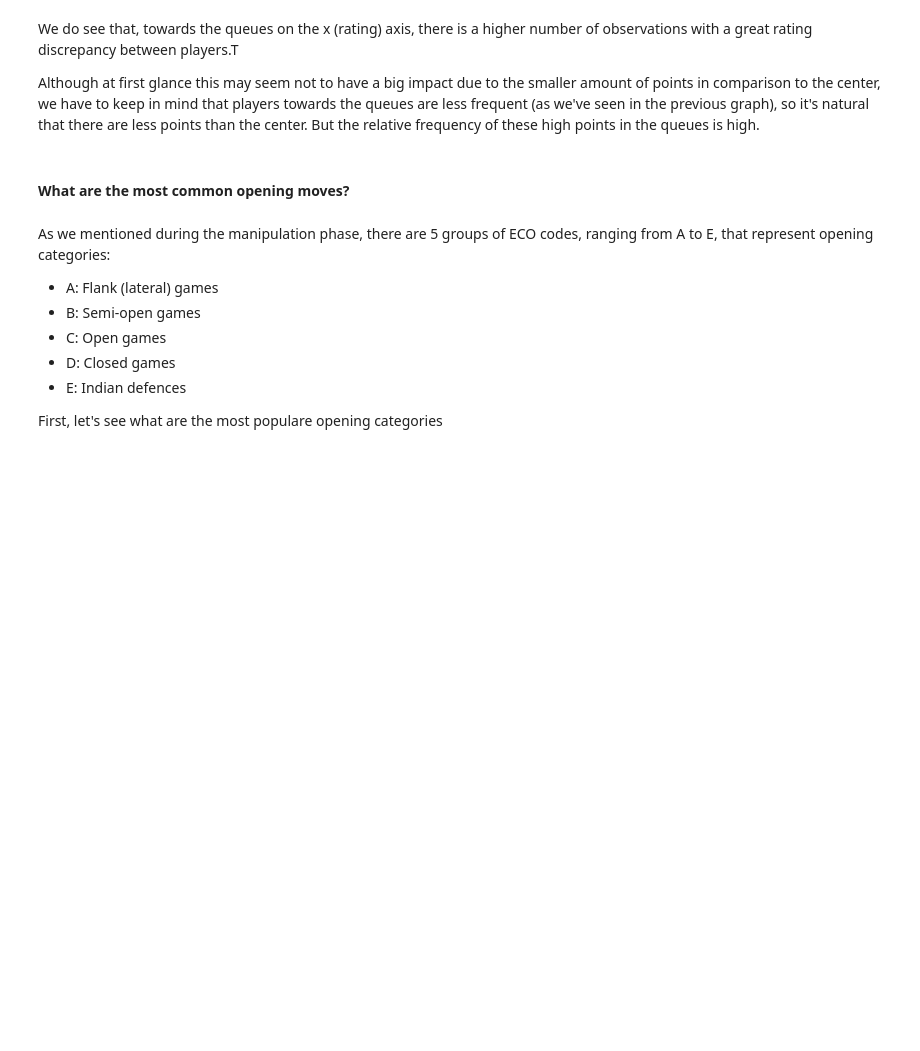
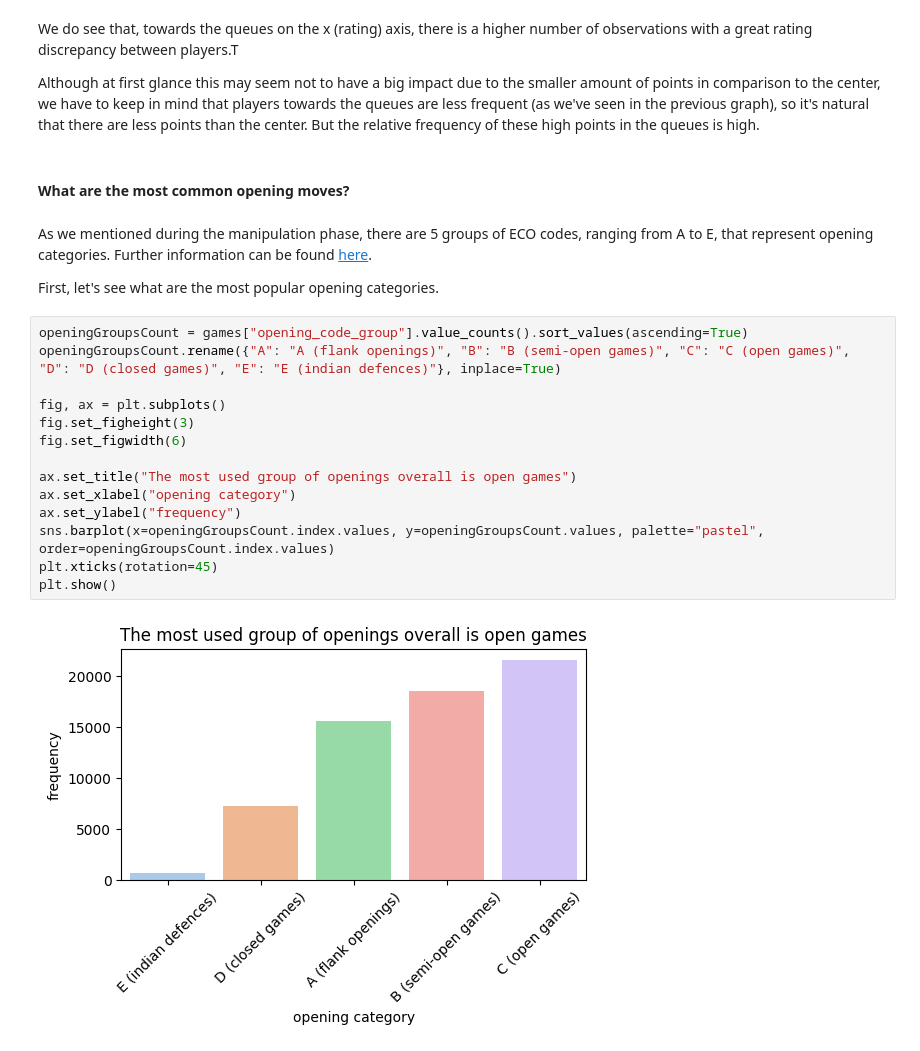
Before and after one commit to lamparelli/chess-data-analysis, a Jupyter notebook: main.ipynb, the cells around one changed output. Saved outputs shown, nothing was run; the diff lists cells and outputs as text; blank space fills up the shorter version.

Commit message:
added graph on opening groups

```diff
--- a/main.ipynb
+++ b/main.ipynb
@@ -1047,11 +1048,22 @@ Although at first glance this may seem not to have a big impact due to the small
 # %% [markdown]
 #### What are the most common opening moves?
 # %% [markdown]
-As we mentioned during the manipulation phase, there are 5 groups of ECO codes, ranging from A to E, that represent opening categories:
-- A: Flank (lateral) games
-- B: Semi-open games
-- C: Open games
-- D: Closed games
-- E: Indian defences
+As we mentioned during the manipulation phase, there are 5 groups of ECO codes, ranging from A to E, that represent opening categories. Further information can be found [here](https://en.wikipedia.org/wiki/Encyclopaedia_of_Chess_Openings).
 
-First, let's see what are the most populare opening categories
+First, let's see what are the most popular opening categories.
+# %%
+openingGroupsCount = games["opening_code_group"].value_counts().sort_values(ascending=True)
+openingGroupsCount.rename({"A": "A (flank openings)", "B": "B (semi-open games)", "C": "C (open games)", "D": "D (closed games)", "E": "E (indian defences)"}, inplace=True)
+
+fig, ax = plt.subplots()
+fig.set_figheight(3)
+fig.set_figwidth(6)
+
+ax.set_title("The most used group of openings overall is open games")
+ax.set_xlabel("opening category")
+ax.set_ylabel("frequency")
+sns.barplot(x=openingGroupsCount.index.values, y=openingGroupsCount.values, palette="pastel", order=openingGroupsCount.index.values)
+plt.xticks(rotation=45)
+plt.show()
+# %% [output]
+[figure, added]
```
Also changed, not shown: parts of 1 cell of this notebook.
